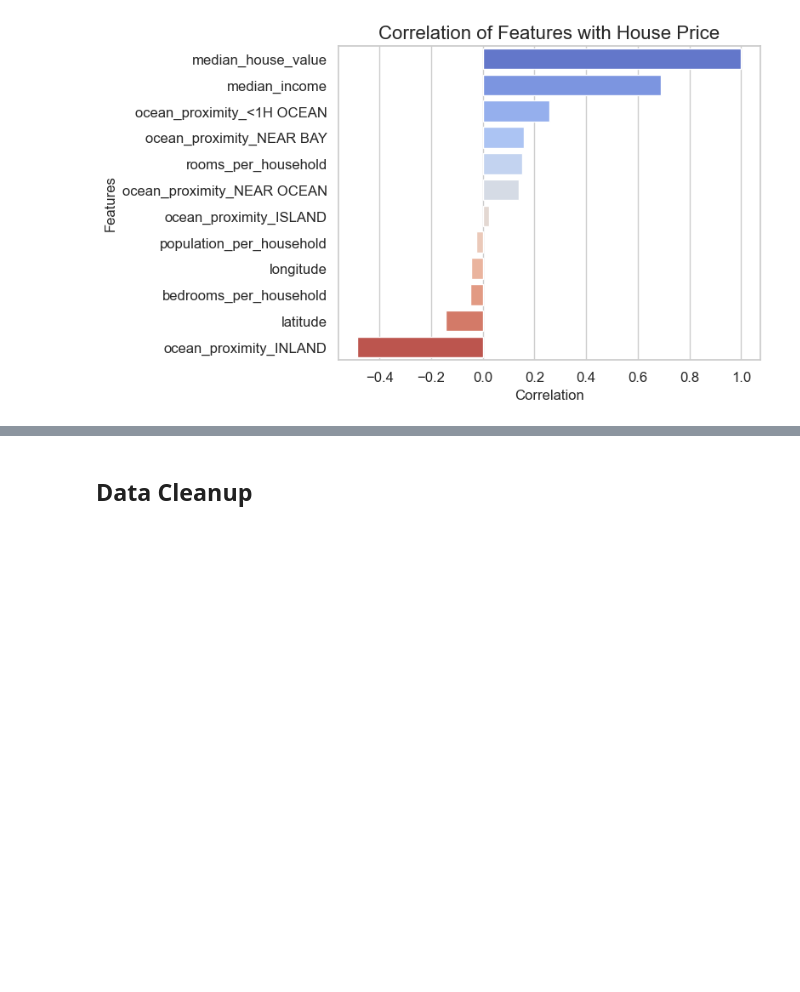
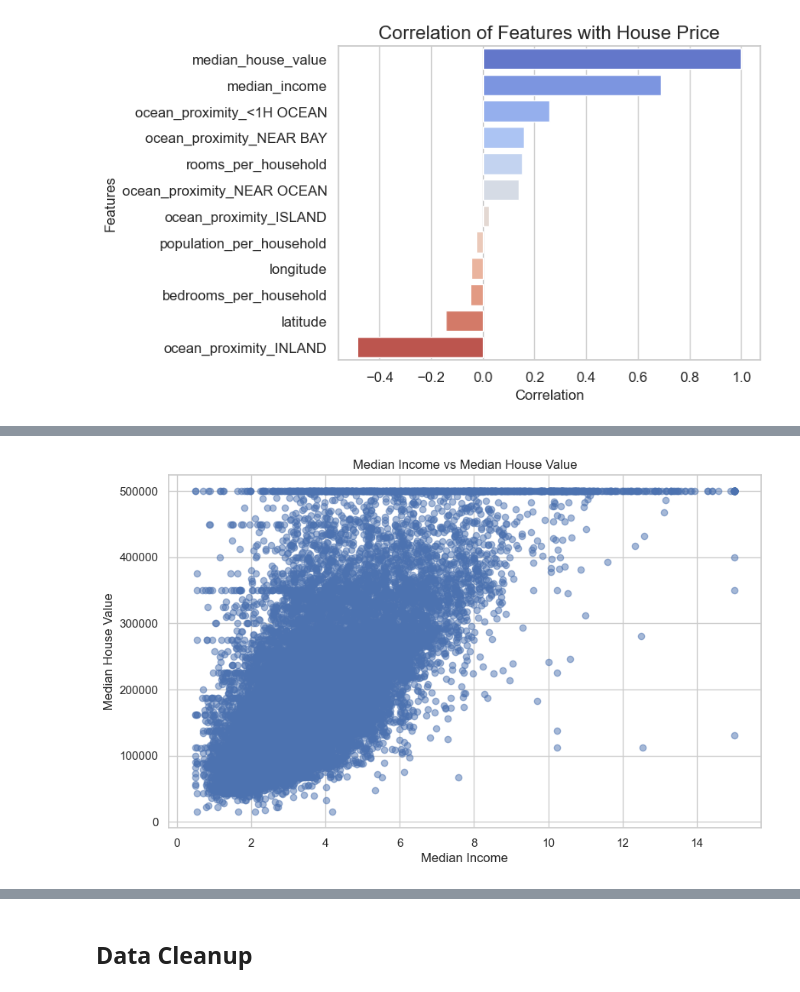
Before and after one commit to desmonddibba/house_prices, a Jupyter notebook: House_Prices.ipynb, the cells around one changed output, grey strips where cells are left out. Cells and saved outputs as stored; diff of their text form; code cells hidden in the pictures; blank space fills up the shorter version.

```diff
--- a/House_Prices.ipynb
+++ b/House_Prices.ipynb
@@ -208,0 +223,10 @@ plt.show()
+# %%
+# Scatter plot
+plt.figure(figsize=(10, 6))
+plt.scatter(housing['median_income'], housing['median_house_value'], alpha=0.5)
+plt.title('Median Income vs Median House Value')
+plt.xlabel('Median Income')
+plt.ylabel('Median House Value')
+plt.show()
+# %% [output]
+[figure, added]
```
Also changed, not shown: parts of 6 cells of this notebook.
